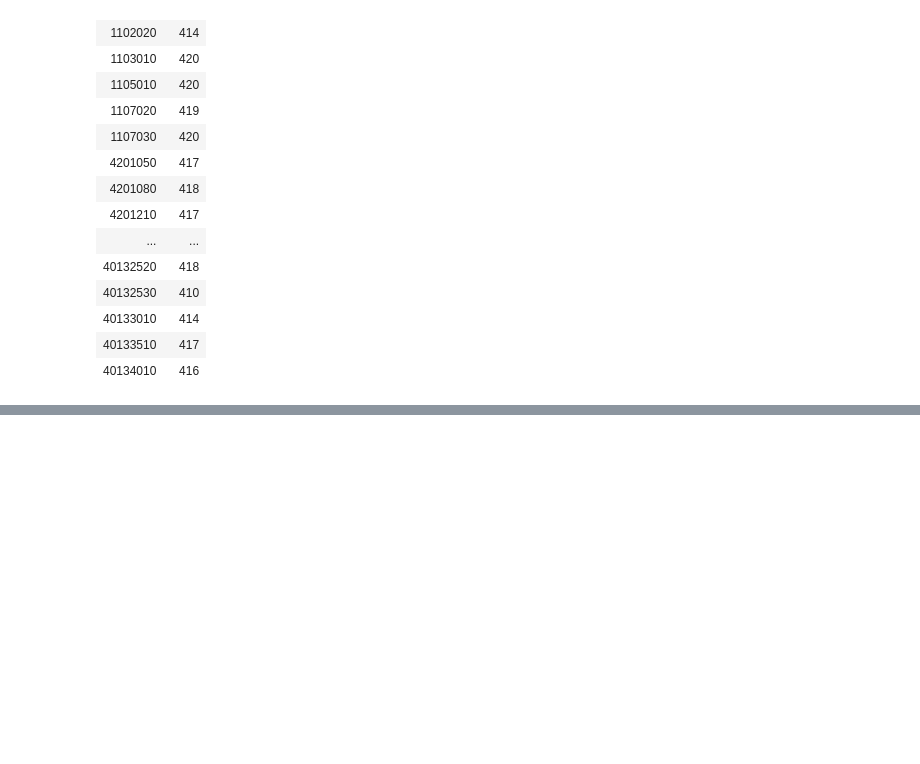
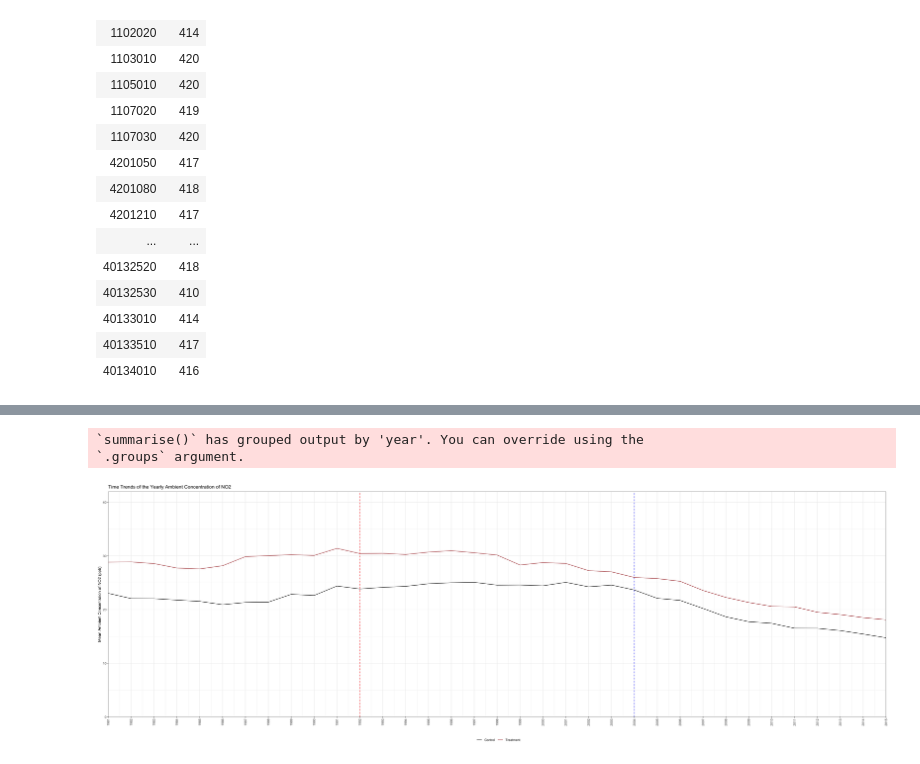
Before and after one commit to lemonhead94/urban_air_quality_jp, a Jupyter notebook: notebooks/eda.ipynb, the cells around one changed output, grey strips where cells are left out. Saved outputs shown, nothing was run; the diff lists cells and outputs as text; code cells hidden in the pictures; blank space fills up the shorter version.

Commit message:
added plots and robustness check

```diff
--- a/notebooks/eda.ipynb
+++ b/notebooks/eda.ipynb
@@ -233,0 +365,30 @@ A tibble: 225 × 2
+# %%
+nnd_graph <- df %>%
+    group_by(year, treatment1992) %>%
+    summarize(mean_average_ndd = mean(average_ndd))
+
+# plot the mean of average_ndd
+ggplot(data = nnd_graph,
+       mapping = aes(y=mean_average_ndd,
+                    x=year,
+                    color=factor(treatment1992))) +
+  geom_line(size = 0.5) +
+  guides(color = guide_legend(title = element_blank())) +
+  scale_color_manual(labels = c("Control", "Treatment"),
+                     values = c("black", "brown")) +
+  labs(x="",
+       y = "Mean Ambient Concentraion of NO2 (ppb)",
+       title = "Time Trends of the Yearly Ambient Concentration of NO2") +
+  scale_x_continuous(breaks = seq(1981, 2015, 1), limits = c(1981, 2015), expand = c(0, 0)) +
+  scale_y_continuous(limits = c(0, 42), expand = c(0,0)) +
+  # Intervention is June 1992
+  geom_vline(xintercept = 1992, linetype = "dashed", color = "red") +
+  # government support in 2004
+  geom_vline(xintercept = 2004, linetype = "dashed", color = "blue") +
+  theme_bw() +
+  theme(axis.text.x = element_text(angle = 90, vjust = 0.5, hjust=1),
+        legend.position = "bottom")
+# %% [output]
+`summarise()` has grouped output by 'year'. You can override using the
+`.groups` argument.
+[figure, added]
```
Also changed, not shown: parts of 22 cells of this notebook, 2 other files.
